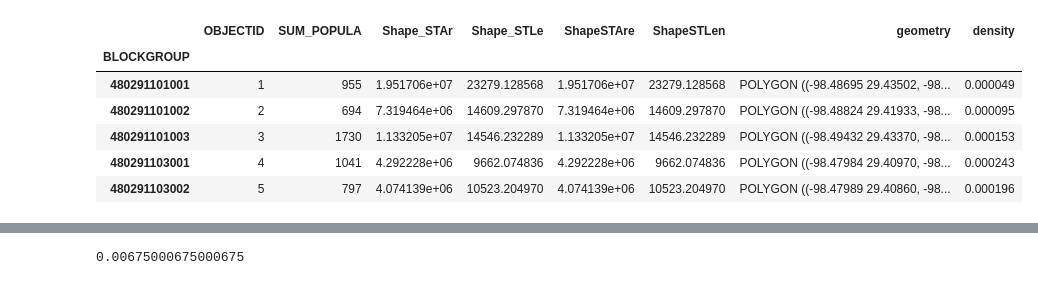
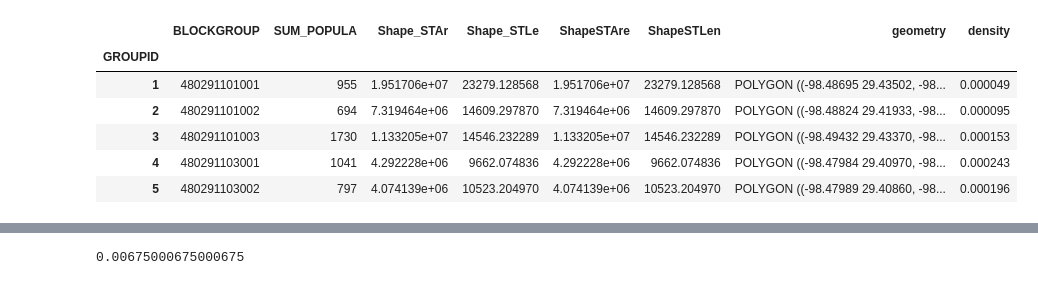
Before and after one commit to get-on-the-bus/via-project, a Jupyter notebook: kevin/geocoding_stops_and_blocks.ipynb, the cells around one changed output, grey strips where cells are left out. Cells and saved outputs as stored; diff of their text form; code cells hidden in the pictures.

```diff
--- a/kevin/geocoding_stops_and_blocks.ipynb
+++ b/kevin/geocoding_stops_and_blocks.ipynb
@@ -21,6 +33,22 @@ files = {
     'tracts' : '../resource_files/bexar_county/Bexar_County_Census_Tracts-shp/Bexar_County_Census_Tracts.shp',
     'block_groups' : '../resource_files/bexar_county/Bexar_County_Census_Block_Groups-shp/Bexar_County_Census_Block_Groups.shp',
     'blocks' : '../resource_files/bexar_county/Bexar_County_Census_Blocks-shp/Bexar_County_Census_Blocks.shp',
-    'stops_201909' :  '../resource_files/via_201909/stops.txt',
-    'stops_202004' :  '../resource_files/via_202004/stops.csv',
+    'adherence_2020' : '../resource_files/Adherence_2020.csv',
+    'bus_otp_2020' : '../resource_files/BusOnTimePerformance_2020.csv.csv',
+    'bus_fare_box_2020' : '../resource_files/BusFareBoxActivity_2020.csv.csv',
+    'message_logs_2020' : '../resource_files/Logged_Messages.csv',
+    'service_miles_2020' : '../resource_files/TotalServiceMiles_2020.csv',
+    'stops_addr_2020' : '../resource_files/Stops_LatLong_GeocodeData_2020.csv',
+    'stops_201909' : '../resource_files/via_201909/stops.txt',
+    'stops_202004' : '../resource_files/via_202004/stops.csv',
+    'trips_201909' : '../resource_files/via_201909/trips.txt',
+    'trips_202004' : '../resource_files/via_202004/trips.csv',
+    'routes_201909' : '../resource_files/via_201909/routes.txt',
+    'routes_202004' : '../resource_files/via_202004/routes.csv',
+    'stop_times_201909' : '../resource_files/via_201909/stop_times.txt',
+    'stop_times_202004' : '../resource_files/via_202004/stop_times.csv',
+    'transfers_201909' : '../resource_files/via_201909/transfers.txt',
+    'transfers_202004' : '../resource_files/via_202004/transfers.csv',
+    'shapes_201909' : '../resource_files/via_201909/shapes.txt',
+    'shapes_202004' : '../resource_files/via_202004/shapes.csv',
 }
@@ -40,13 +92,15 @@ gdf_tracts.head()
 # %%
-gdf_block_groups = gpd.read_file(files['block_groups']).set_index('BLOCKGROUP')
-gdf_block_groups['density']=gdf_block_groups.SUM_POPULA / gdf_block_groups.ShapeSTAre
-gdf_block_groups = gdf_block_groups.to_crs('epsg:4326')
-gdf_block_groups.head()
+gdf_groups = gpd.read_file(files['block_groups']).set_index('OBJECTID')
+gdf_groups.index.name = 'GROUPID'
+gdf_groups['density']=gdf_groups.SUM_POPULA / gdf_groups.ShapeSTAre
+gdf_groups = gdf_groups.to_crs('epsg:4326')
+gdf_groups = gdf_groups.astype({'BLOCKGROUP':'string'})
+gdf_groups.head()
 # %% [output]
-|  | OBJECTID | SUM_POPULA | Shape_STAr | Shape_STLe | ShapeSTAre | ShapeSTLen | geometry | density |
-| BLOCKGROUP |  |  |  |  |  |  |  |  |
-| 480291101001 | 1 | 955 | 1.951706e+07 | 23279.128568 | 1.951706e+07 | 23279.128568 | POLYGON ((-98.48695 29.43502, -98... | 0.000049 |
-| 480291101002 | 2 | 694 | 7.319464e+06 | 14609.297870 | 7.319464e+06 | 14609.297870 | POLYGON ((-98.48824 29.41933, -98... | 0.000095 |
-| 480291101003 | 3 | 1730 | 1.133205e+07 | 14546.232289 | 1.133205e+07 | 14546.232289 | POLYGON ((-98.49432 29.43370, -98... | 0.000153 |
-| 480291103001 | 4 | 1041 | 4.292228e+06 | 9662.074836 | 4.292228e+06 | 9662.074836 | POLYGON ((-98.47984 29.40970, -98... | 0.000243 |
-| 480291103002 | 5 | 797 | 4.074139e+06 | 10523.204970 | 4.074139e+06 | 10523.204970 | POLYGON ((-98.47989 29.40860, -98... | 0.000196 |
+|  | BLOCKGROUP | SUM_POPULA | Shape_STAr | Shape_STLe | ShapeSTAre | ShapeSTLen | geometry | density |
+| GROUPID |  |  |  |  |  |  |  |  |
+| 1 | 480291101001 | 955 | 1.951706e+07 | 23279.128568 | 1.951706e+07 | 23279.128568 | POLYGON ((-98.48695 29.43502, -98... | 0.000049 |
+| 2 | 480291101002 | 694 | 7.319464e+06 | 14609.297870 | 7.319464e+06 | 14609.297870 | POLYGON ((-98.48824 29.41933, -98... | 0.000095 |
+| 3 | 480291101003 | 1730 | 1.133205e+07 | 14546.232289 | 1.133205e+07 | 14546.232289 | POLYGON ((-98.49432 29.43370, -98... | 0.000153 |
+| 4 | 480291103001 | 1041 | 4.292228e+06 | 9662.074836 | 4.292228e+06 | 9662.074836 | POLYGON ((-98.47984 29.40970, -98... | 0.000243 |
+| 5 | 480291103002 | 797 | 4.074139e+06 | 10523.204970 | 4.074139e+06 | 10523.204970 | POLYGON ((-98.47989 29.40860, -98... | 0.000196 |
```
Also changed, not shown: parts of 60 cells of this notebook.
